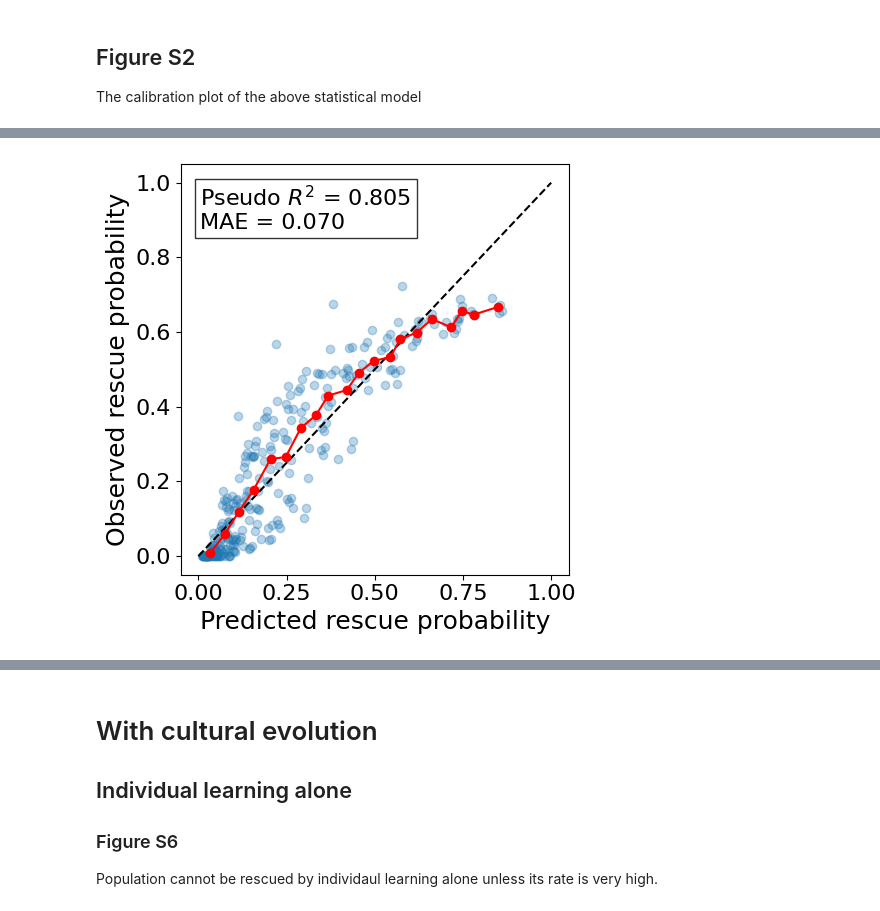
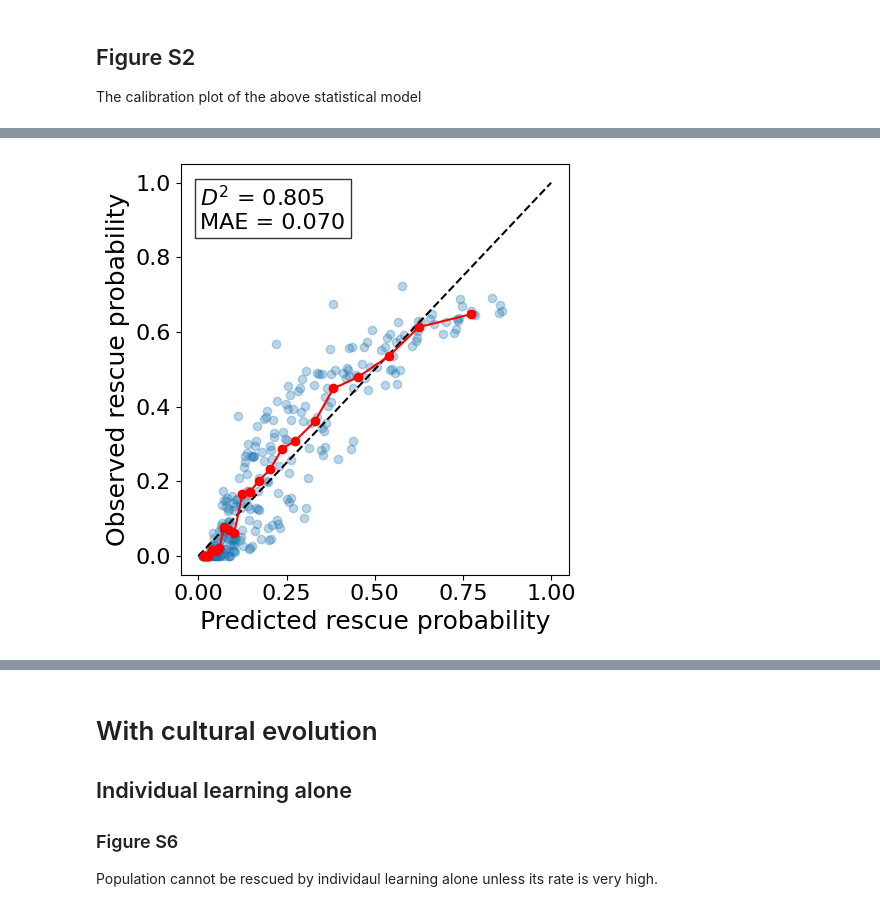
Before and after one commit to ShotaSHIBASAKI/Biological_Cultural_Evolutionary_Rescue, a Jupyter notebook: Analysis.ipynb, the cells around one changed output, grey strips where cells are left out. Cells and saved outputs as stored; diff of their text form; code cells hidden in the pictures.

```diff
--- a/Analysis.ipynb
+++ b/Analysis.ipynb
@@ -39,7 +39,7 @@ def beta_credible_interval(row, alpha=0.05):
     lower = beta.ppf(alpha / 2, a, b)
     upper = beta.ppf(1 - alpha / 2, a, b)
     return pd.Series({
-        "rescue_prob": row["rescue"] / (row["rescue"] + row["extinction"]),
+        "rescue_prob": (row["rescue"]+1) / (row["rescue"] + row["extinction"]+2),
         "ci_lower": lower,
         "ci_upper": upper
     })
@@ -141,7 +141,7 @@ for key, label in labels.items():
         ha="left"
     )
 
-#plt.savefig('Baseline_Model_Results.png', bbox_inches='tight')
+plt.savefig('Baseline_Model_Results.png', bbox_inches='tight')
 # %% [output]
 [figure]
 # %% [markdown]
@@ -160,7 +160,7 @@ def beta_credible_interval(row, alpha=0.05):
     lower = beta.ppf(alpha / 2, a, b)
     upper = beta.ppf(1 - alpha / 2, a, b)
     return pd.Series({
-        "rescue_prob": row["rescue"] / (row["rescue"] + row["extinction"]),
+        "rescue_prob": (row["rescue"]+1) / (row["rescue"] + row["extinction"]+2),
         "ci_lower": lower,
         "ci_upper": upper
     })
@@ -241,7 +241,7 @@ for ax, label in zip(g.axes.flat, panel_labels):
 
 plt.tight_layout()
 fname='Baseline_adaptive.pdf'
-#plt.savefig(fname, dpi=300, bbox_inches='tight')
+plt.savefig(fname, dpi=300, bbox_inches='tight')
 plt.show()
 # %% [output]
 [figure]
@@ -262,7 +262,7 @@ def beta_credible_interval(row, alpha=0.05):
     lower = beta.ppf(alpha / 2, a, b)
     upper = beta.ppf(1 - alpha / 2, a, b)
     return pd.Series({
-        "rescue_prob": row["rescue"] / (row["rescue"] + row["extinction"]),
+        "rescue_prob": (row["rescue"]+1) / (row["rescue"] + row["extinction"]+2),
         "ci_lower": lower,
         "ci_upper": upper
     })
@@ -345,7 +345,7 @@ for ax, label in zip(g.axes.flat, panel_labels):
 
 plt.tight_layout()
 fname=f'Biological_evolutionary_rescue_plot_init_pop_{init_pop}.pdf'
-#plt.savefig(fname, dpi=300, bbox_inches='tight')
+plt.savefig(fname, dpi=300, bbox_inches='tight')
 plt.show()
 # %% [output]
 [figure]
@@ -394,67 +394,41 @@ import numpy as np
 from scipy.stats import binned_statistic
 from sklearn.metrics import mean_absolute_error
 
-def Calibration(df, glm, fname=False):
-    df["pred_prob"] = glm.predict(df)
-    df["bin"] = pd.qcut(df["pred_prob"], q=20, duplicates="drop")
+def Calibration(df, glm, fname=None):
+    d = df.copy()
+    d["pred_prob"] = glm.predict(d)
+    d["n"] = d["rescue"] + d["extinction"]
+    d["bin"] = pd.qcut(d["pred_prob"], q=20, duplicates="drop")
+
     calib = (
-        df.groupby("bin")
-          .apply(lambda x: pd.Series({
-              "pred_mean": np.average(x["pred_prob"],
-                                      weights=x["rescue"] + x["extinction"]),
-              "obs_mean": np.average(x["rescue_prob"],
-                                     weights=x["rescue"] + x["extinction"])
-          }))
-          .reset_index()
-    )
-    fig, ax = plt.subplots(figsize=(5,5))
-    plt.scatter(
-        df["pred_prob"],
-        df["rescue_prob"],
-        alpha=0.3
-    )
-    plt.plot([0,1],[0,1],"k--", label="Perfect calibration")
-
-
-    obs_mean, edges, _ = binned_statistic(
-        df["pred_prob"],
-        df["rescue_prob"],
-        statistic="mean",
-        bins=20
+        d.groupby("bin", observed=True)[["pred_prob", "rescue_prob", "n"]]
+         .apply(lambda x: pd.Series({
+             "pred_mean": np.average(x["pred_prob"],   weights=x["n"]),
+             "obs_mean":  np.average(x["rescue_prob"], weights=x["n"]),
+         }))
+         .reset_index()
     )
 
-    pred_mean, _, _ = binned_statistic(
-        df["pred_prob"],
-        df["pred_prob"],
-        statistic="mean",
-        bins=20
-    )
+    d2  = 1 - glm.deviance / glm.null_deviance   # proportion of deviance explained
+    mae = mean_absolute_error(d["rescue_prob"], d["pred_prob"])
 
-    pseudo_r2 = 1 - glm.deviance / glm.null_deviance
-    mae = mean_absolute_error(df["rescue_prob"],df["pred_prob"])
-
+    fig, ax = plt.subplots(figsize=(5, 5))
+    ax.scatter(d["pred_prob"], d["rescue_prob"], alpha=0.3)
+    ax.plot([0, 1], [0, 1], "k--", label="Perfect calibration")
+    ax.plot(calib["pred_mean"], calib["obs_mean"], "ro-")
 
     ax.text(0.05, 0.95,
-        f"Pseudo $R^2$ = {pseudo_r2:.3f}\n"
-        f"MAE = {mae:.3f}",
-        transform=ax.transAxes,
-        ha="left",
-        va="top",
-        fontsize=16,
-        bbox=dict(
-        facecolor="white",
-        edgecolor="black",
-        alpha=0.8))
+            f"$D^2$ = {d2:.3f}\nMAE = {mae:.3f}",
+            transform=ax.transAxes, ha="left", va="top", fontsize=16,
+            bbox=dict(facecolor="white", edgecolor="black", alpha=0.8))
 
-
-
-    ax.plot(pred_mean, obs_mean, "ro-")
-    ax.tick_params(axis='both', which='major', labelsize=16)
-    plt.xlabel("Predicted rescue probability", fontsize=18)
-    plt.ylabel("Observed rescue probability", fontsize=18)
-    plt.tight_layout()
-    #if fname !=False:
-        #plt.savefig(fname)
+    ax.tick_params(axis="both", which="major", labelsize=16)
+    ax.set_xlabel("Predicted rescue probability", fontsize=18)
+    ax.set_ylabel("Observed rescue probability", fontsize=18)
+    fig.tight_layout()
+    if fname:
+        fig.savefig(fname, dpi=300)
     plt.show()
+    return calib
 Calibration(df, glm, "Calibration_biological_evolution.eps")
 # %% [output]
@@ -461 +436 @@ Calibration(df, glm, "Calibration_biological_evolution.eps")
-[figure, old version]
+[figure, new version]
```
Also changed, not shown: parts of 15 cells of this notebook, 2 other files.
